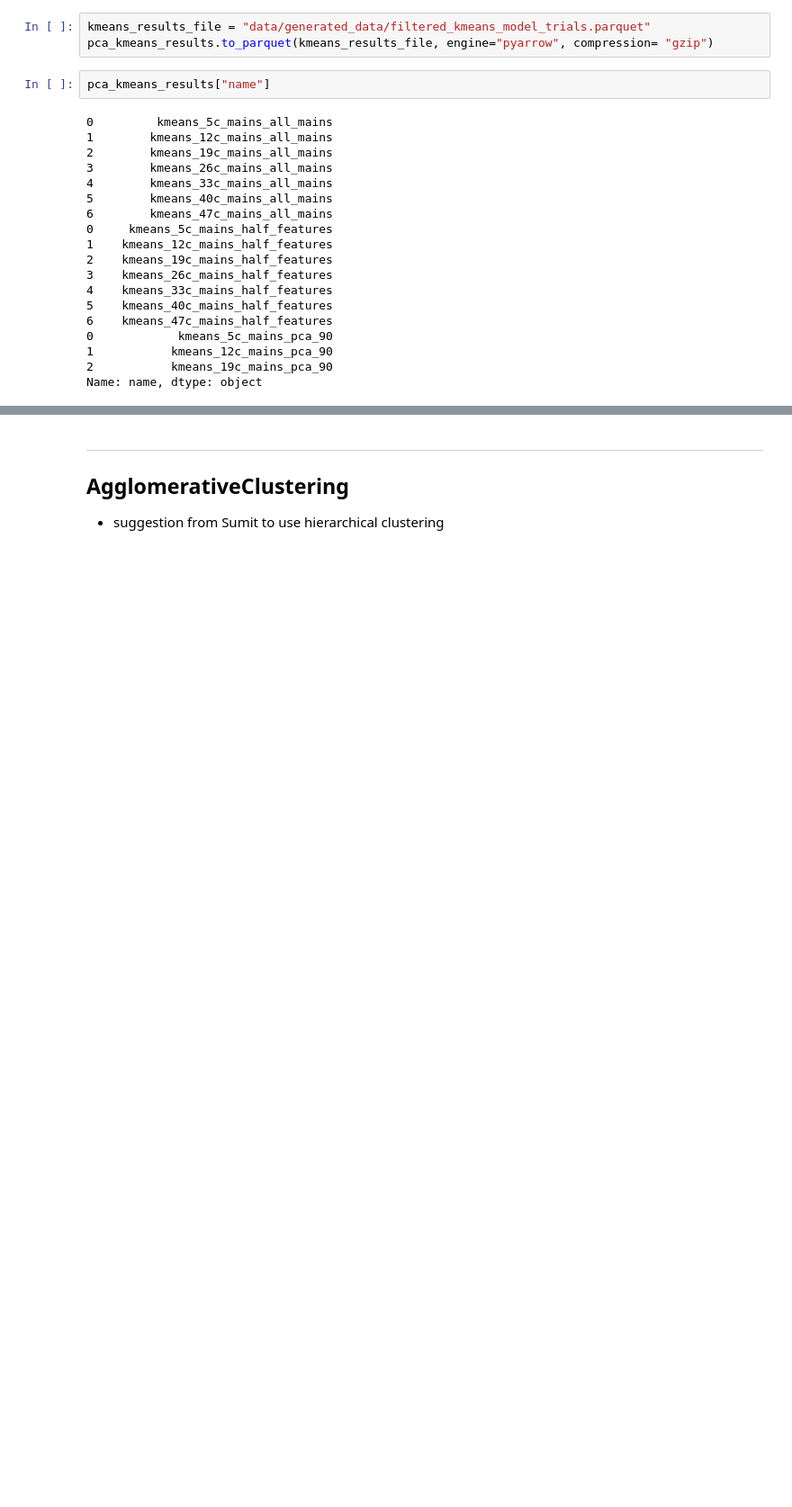
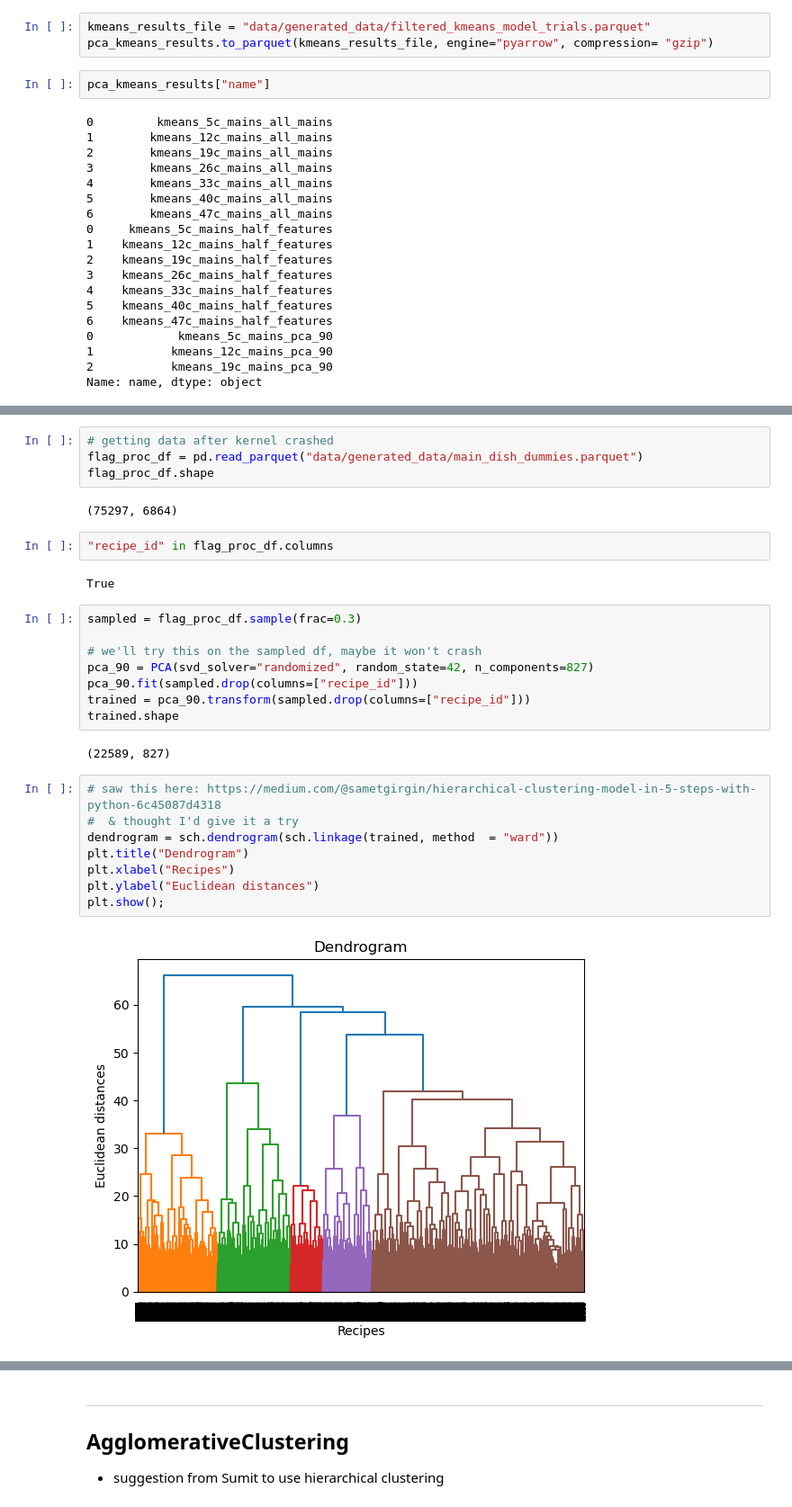
Before and after one commit to heath3conk/make-this, a Jupyter notebook: notebooks/cluster_model_trials.ipynb, the cells around one changed output, grey strips where cells are left out. Shown: that part at 90% size. Drawn from its saved outputs; the diff is of its cells as text; blank space fills up the shorter version.

Commit message:
More models

```diff
--- a/notebooks/cluster_model_trials.ipynb
+++ b/notebooks/cluster_model_trials.ipynb
@@ -545,0 +553,30 @@ Name: name, dtype: object
+# %%
+# getting data after kernel crashed
+flag_proc_df = pd.read_parquet("data/generated_data/main_dish_dummies.parquet")
+flag_proc_df.shape
+# %% [output]
+(75297, 6864)
+# %%
+"recipe_id" in flag_proc_df.columns
+# %% [output]
+True
+# %%
+sampled = flag_proc_df.sample(frac=0.3)
+
+# we'll try this on the sampled df, maybe it won't crash
+pca_90 = PCA(svd_solver="randomized", random_state=42, n_components=827)
+pca_90.fit(sampled.drop(columns=["recipe_id"]))
+trained = pca_90.transform(sampled.drop(columns=["recipe_id"]))
+trained.shape
+# %% [output]
+(22589, 827)
+# %%
+# saw this here: https://medium.com/@sametgirgin/hierarchical-clustering-model-in-5-steps-with-python-6c45087d4318
+#  & thought I'd give it a try
+dendrogram = sch.dendrogram(sch.linkage(trained, method  = "ward"))
+plt.title("Dendrogram")
+plt.xlabel("Recipes")
+plt.ylabel("Euclidean distances")
+plt.show();
+# %% [output]
+[figure, added]
```
Also changed, not shown: parts of 16 cells of this notebook, 4 other files.
